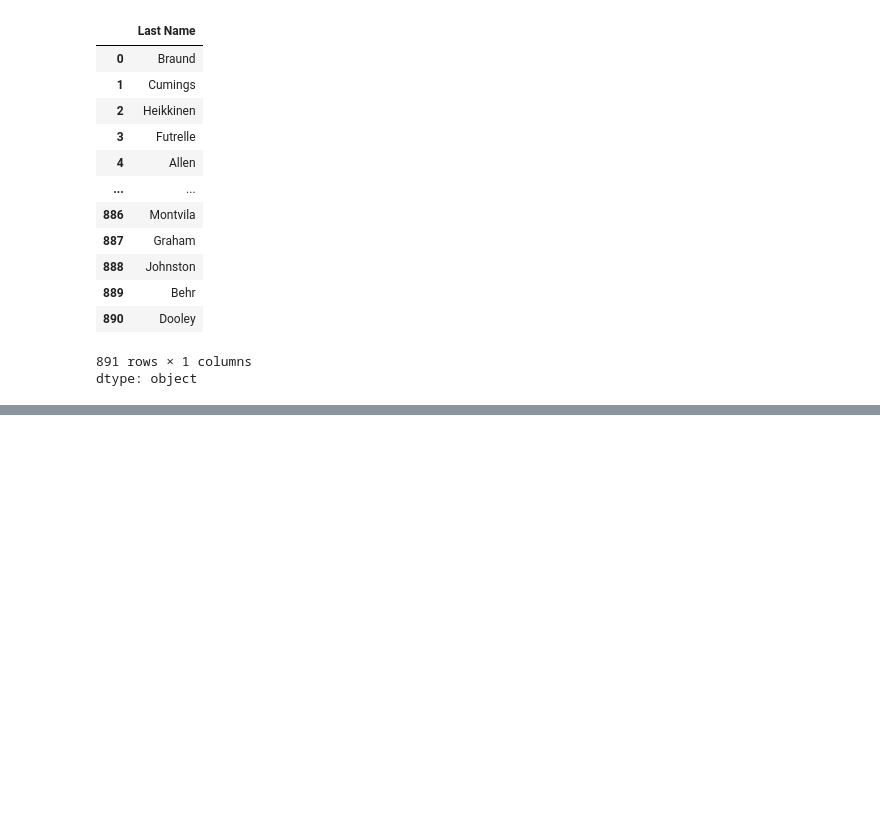
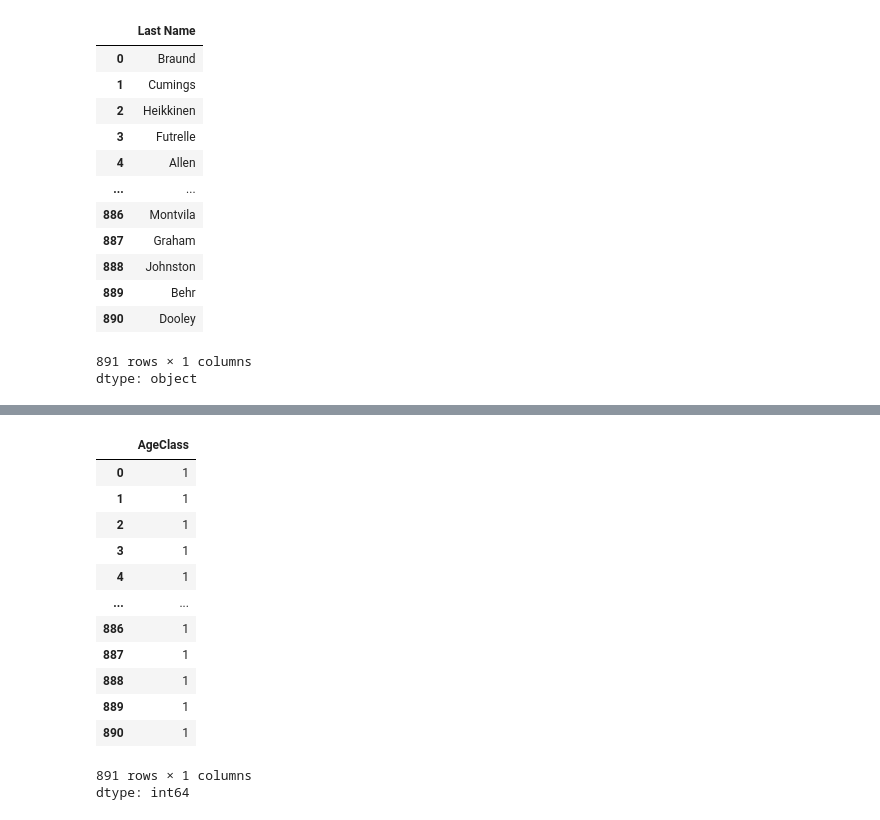
Before and after one commit to abdurrahman16/Pandas-Python-library, a Jupyter notebook: Titanic_Dataset_Practice.ipynb, the cells around one changed output, grey strips where cells are left out. Drawn from its saved outputs; the diff is of its cells as text; code cells hidden in the pictures; blank space fills up the shorter version.

```diff
--- a/Titanic_Dataset_Practice.ipynb
+++ b/Titanic_Dataset_Practice.ipynb
@@ -145,3 +145,15 @@ df.head()
 | 2 | 3 | 1 | 3 | Heikkinen, Miss. Laina | 0 | 26.0 | 0 | 0 | STON/O2. 3101282 | 7.9250 | ... |
 | 3 | 4 | 1 | 1 | Futrelle, Mrs. Jacques Heath (Lil... | 0 | 35.0 | 1 | 0 | 113803 | 53.1000 | ... |
 | 4 | 5 | 0 | 3 | Allen, Mr. William Henry | 1 | 35.0 | 0 | 0 | 373450 | 8.0500 | ... |
+# %%
+def aged(x):
+  if x>=18 and x<40:
+    return 1
+  elif x>=40 and x<60:
+    return 2
+  elif x>=60:
+    return 3
+  else:
+    return 4 # Handle ages below 18
+
+df['AgeClass']= (df['Age'].apply(lambda x:aged(x)))
@@ -147,0 +169,17 @@ df.head()
+# %%
+df['AgeClass'].astype(int)
+# %% [output]
+|  | AgeClass |
+| 0 | 1 |
+| 1 | 1 |
+| 2 | 1 |
+| 3 | 1 |
+| 4 | 1 |
+| ... | ... |
+| 886 | 1 |
+| 887 | 1 |
+| 888 | 1 |
+| 889 | 1 |
+| 890 | 1 |
+891 rows × 1 columns
+dtype: int64
```
Also changed, not shown: parts of 1 cell of this notebook.
